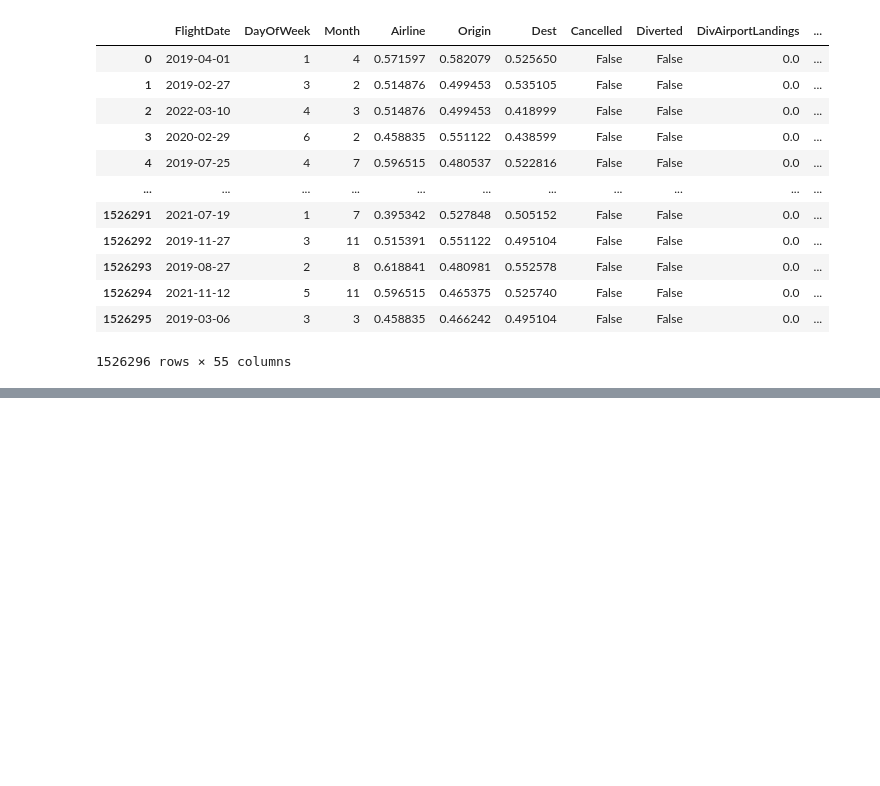
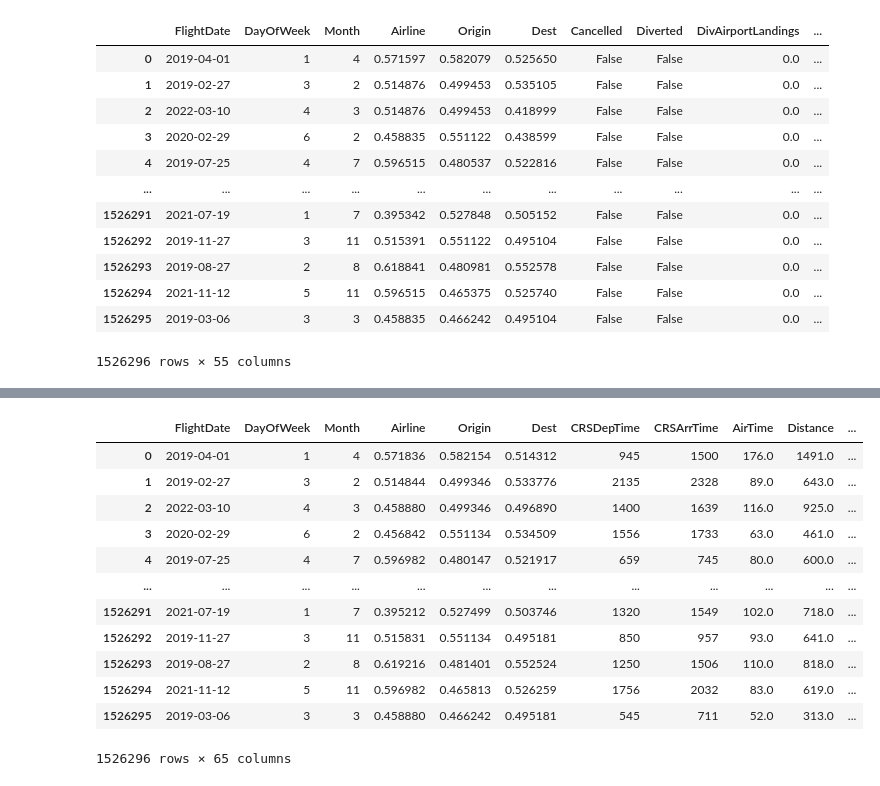
Before and after one commit to ekrichards/DSC288R_Capstone, a Jupyter notebook: notebooks/er_EDA.ipynb, the cells around one changed output, grey strips where cells are left out. Drawn from its saved outputs; the diff is of its cells as text; code cells hidden in the pictures; blank space fills up the shorter version.

```diff
--- a/notebooks/er_EDA.ipynb
+++ b/notebooks/er_EDA.ipynb
@@ -344,0 +376,18 @@ X_test
+# %%
+X = pd.read_parquet(r'C:\Users\ekait\Git\DSC288R_Capstone\data\final\test_data.parquet')
+# %%
+X
+# %% [output]
+|  | FlightDate | DayOfWeek | Month | Airline | Origin | Dest | CRSDepTime | CRSArrTime | AirTime | Distance | ... |
+| 0 | 2019-04-01 | 1 | 4 | 0.571836 | 0.582154 | 0.514312 | 945 | 1500 | 176.0 | 1491.0 | ... |
+| 1 | 2019-02-27 | 3 | 2 | 0.514844 | 0.499346 | 0.533776 | 2135 | 2328 | 89.0 | 643.0 | ... |
+| 2 | 2022-03-10 | 4 | 3 | 0.458880 | 0.499346 | 0.496890 | 1400 | 1639 | 116.0 | 925.0 | ... |
+| 3 | 2020-02-29 | 6 | 2 | 0.456842 | 0.551134 | 0.534509 | 1556 | 1733 | 63.0 | 461.0 | ... |
+| 4 | 2019-07-25 | 4 | 7 | 0.596982 | 0.480147 | 0.521917 | 659 | 745 | 80.0 | 600.0 | ... |
+| ... | ... | ... | ... | ... | ... | ... | ... | ... | ... | ... | ... |
+| 1526291 | 2021-07-19 | 1 | 7 | 0.395212 | 0.527499 | 0.503746 | 1320 | 1549 | 102.0 | 718.0 | ... |
+| 1526292 | 2019-11-27 | 3 | 11 | 0.515831 | 0.551134 | 0.495181 | 850 | 957 | 93.0 | 641.0 | ... |
+| 1526293 | 2019-08-27 | 2 | 8 | 0.619216 | 0.481401 | 0.552524 | 1250 | 1506 | 110.0 | 818.0 | ... |
+| 1526294 | 2021-11-12 | 5 | 11 | 0.596982 | 0.465813 | 0.526259 | 1756 | 2032 | 83.0 | 619.0 | ... |
+| 1526295 | 2019-03-06 | 3 | 3 | 0.458880 | 0.466242 | 0.495181 | 545 | 711 | 52.0 | 313.0 | ... |
+1526296 rows × 65 columns
```
Also changed, not shown: parts of 4 cells of this notebook, 10 other files.
